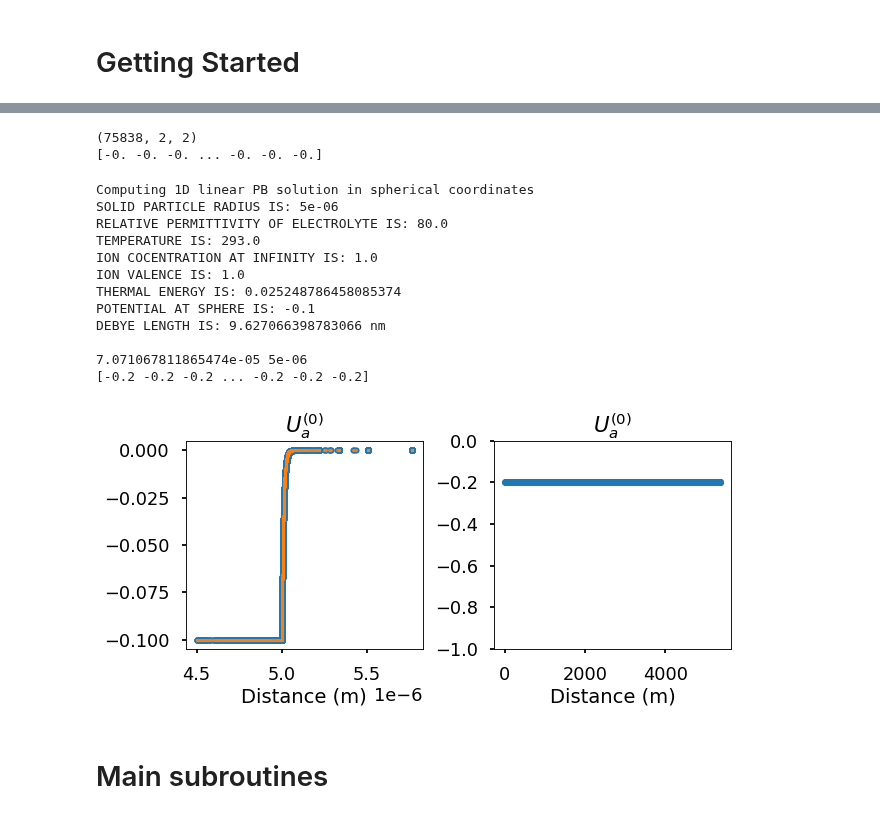
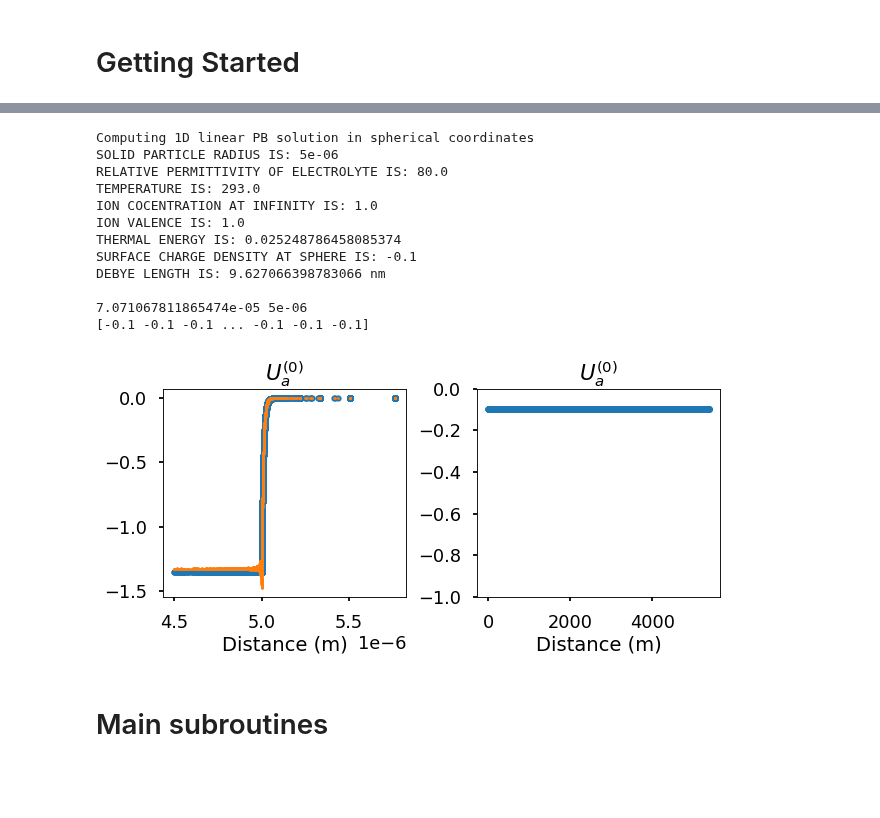
Before and after one commit to yuccadrew/sip, a Jupyter notebook: test_sip_2d.ipynb, the cells around one changed output, grey strips where cells are left out. Cells and saved outputs as stored; diff of their text form; code cells hidden in the pictures; blank space fills up the shorter version.

```diff
--- a/test_sip_2d.ipynb
+++ b/test_sip_2d.ipynb
@@ -19,7 +19,7 @@
 # %%
 dist_factor = 1e6
 # %%
-def update_domain(mesh,phi_0):
+def update_domain(mesh,pot_0):
     n_elem = len(mesh['elements'])
     in_water = mesh['in_water']
     elem_factor = mesh['elem_factor']
@@ -27,22 +27,18 @@ def update_domain(mesh,phi_0):
     n_ion = 0
     cinf = c_ion[0] #ion concentration
     ze = q_ion[0] #ion valence times elementary charge
-    u2d_scale = ze*phi_0[:]/K_B/temperature #scaled potential in elements
-    a = 2*ze**2*N_A*cinf/K_B/temperature*np.cosh(u2d_scale)*elem_factor
-    f = -2*ze*N_A*cinf*(np.sinh(u2d_scale)-np.cosh(u2d_scale)*u2d_scale)*elem_factor
+    u2d_scale = ze*pot_0[:]/K_B/temperature #scaled potential in elements
+    a = 2*ze**2*N_A*cinf/K_B/temperature*np.cosh(u2d_scale)
+    f = -2*ze*N_A*cinf*(np.sinh(u2d_scale)-np.cosh(u2d_scale)*u2d_scale)
 
     updated = {}
     updated['a'] = np.zeros((n_elem,n_ion+2,n_ion+2),dtype=float)
     updated['f'] = np.zeros((n_elem,n_ion+2),dtype=float)
 
-    updated['a'][in_water,n_ion,n_ion] = a[in_water]
-    updated['f'][in_water,n_ion] = f[in_water]
+    updated['a'][in_water,n_ion,n_ion] = a[in_water]*elem_factor[in_water]*1.0
+    updated['f'][in_water,n_ion] = f[in_water]*elem_factor[in_water]*1.0
 
     return updated
-
-def update_materials(name,key,mask,,value):
-
-    return
 
 def build_system(mesh,domain,stern,robin,dirichlet):
     K1,K2,b1 = assemble_Ke_2d(mesh,domain)
@@ -71,8 +67,8 @@ if __name__ == '__main__':
     sigma_stern = -ratio_p*sigma_solid
     sigma_diffuse = -(1-ratio_p)*sigma_solid
 
-    sigma_stern = -0.2
-    sigma_diffuse = -0.2
+    sigma_stern = -0.1
+    sigma_diffuse = -0.1
 
     domain = set_domain(mesh,mode)
     stern = set_stern(mesh,mode)
@@ -81,25 +77,26 @@ if __name__ == '__main__':
 
     if mode == 0:
         n_rep = 2
-        phi_0 = np.zeros(n_elem,dtype=float)
-        updated = update_domain(mesh,phi_0)
+        pot_0 = np.zeros(n_elem,dtype=float)
+        updated = update_domain(mesh,pot_0)
         domain['a'][:] = updated['a']
         domain['f'][:] = updated['f']
 
         #test purpose below
         edges = mesh['edges']
         mask = mesh['with_stern']
-        nind = np.unique(edges[mask,:].flatten(order='C'))
+        n_ind = np.unique(edges[mask,:].flatten(order='C'))
 
-#         robin['q_s'][:] = 0.0
-#         robin['g_s'][mask,0] = 0.002*mesh['edge_factor'][mask]
+        robin['q_s'][:] = 0.0
+        robin['g_s'][mask,0] = -0.1*mesh['edge_factor'][mask]*dist_factor
 #         robin['g_s'][~mask,0] = 0.0
-        dirichlet['on_1st_kind_bc'][nind,0] = True
-        dirichlet['s_n'][nind,0] = -0.1
+#         dirichlet['on_1st_kind_bc'][n_ind,0] = True
+#         dirichlet['s_n'][n_ind,0] = -0.1
     else:
         n_rep = len(c_ion)+2
 
     #K,b = build_system(mesh,domain,stern,robin,dirichlet)
+    n_node = len(mesh['nodes'])
     K1 = csr_matrix((n_node*n_rep,n_node*n_rep),dtype=float)
     K2 = csr_matrix((n_node*n_rep,n_node*n_rep),dtype=float)
     b1 = np.zeros(n_node*n_rep,dtype=float)
@@ -131,13 +128,5 @@ Time elapsed  0.14966630935668945 sec
 
 Done
-# %%
-key='c_x'
-print(domain[key].shape)
-update_domain('alpha_x',mesh['in_solid'],0,0,-0.0)
-print(domain['alpha_x'][mesh['in_solid'],0,0])
-# %% [output]
-(75838, 2, 2)
-[-0. -0. -0. ... -0. -0. -0.]
 # %%
 def ansol_sphere(x,y,z,radius_a,rel_perm_a,temperature,c_ion,z_ion,zeta,grad_flag):
     print('Computing 1D linear PB solution in spherical coordinates')
@@ -195,41 +184,41 @@ if __name__ == '__main__':
     z = np.zeros(n_node,dtype=float)
     ansol = ansol_sphere(x=x,y=y,z=z,
         radius_a=radius_a,rel_perm_a=80.0,temperature=293.0,
-        c_ion=1.0,z_ion=1.0,zeta=-0.1,grad_flag=False)
+        c_ion=1.0,z_ion=1.0,zeta=-0.1,grad_flag=True)
     dist = np.sqrt(nodes[:,0]**2+nodes[:,1]**2)/dist_factor
     mask = (dist>=0.9*radius_a)&(dist<=1.2*radius_a)
     print(max(dist),radius_a)
     axs[0].plot(dist[mask],ansol[mask,0],'.')
     axs[0].plot(dist[mask],u_n[mask,0],'.',markersize=5)
 
     edges = mesh['edges']
     mask = mesh['with_stern']
     nind = np.unique(edges[mask,:].flatten(order='C'))
     axs[1].plot(u_n[nind,1],'.')
     axs[1].set_ylim([-1,0])
     print(u_n[nind,1])
 
     axs[0].set_xlabel('Distance (m)')
     axs[1].set_xlabel('Distance (m)')
     axs[0].set_title('$U^{(0)}_a$')
     axs[1].set_title('$U^{(0)}_a$')
 
     plt.tight_layout()
     plt.show()
 # %% [output]
 Computing 1D linear PB solution in spherical coordinates
 SOLID PARTICLE RADIUS IS: 5e-06
 RELATIVE PERMITTIVITY OF ELECTROLYTE IS: 80.0
 TEMPERATURE IS: 293.0
 ION COCENTRATION AT INFINITY IS: 1.0
 ION VALENCE IS: 1.0
 THERMAL ENERGY IS: 0.025248786458085374
-POTENTIAL AT SPHERE IS: -0.1
+SURFACE CHARGE DENSITY AT SPHERE IS: -0.1
 DEBYE LENGTH IS: 9.627066398783066 nm
 
 7.071067811865474e-05 5e-06
-[-0.2 -0.2 -0.2 ... -0.2 -0.2 -0.2]
+[-0.1 -0.1 -0.1 ... -0.1 -0.1 -0.1]
-[figure, old version]
+[figure, new version]
 # %% [markdown]
 # Main subroutines
 # %% [markdown]
```
Also changed, not shown: parts of 6 cells of this notebook.
